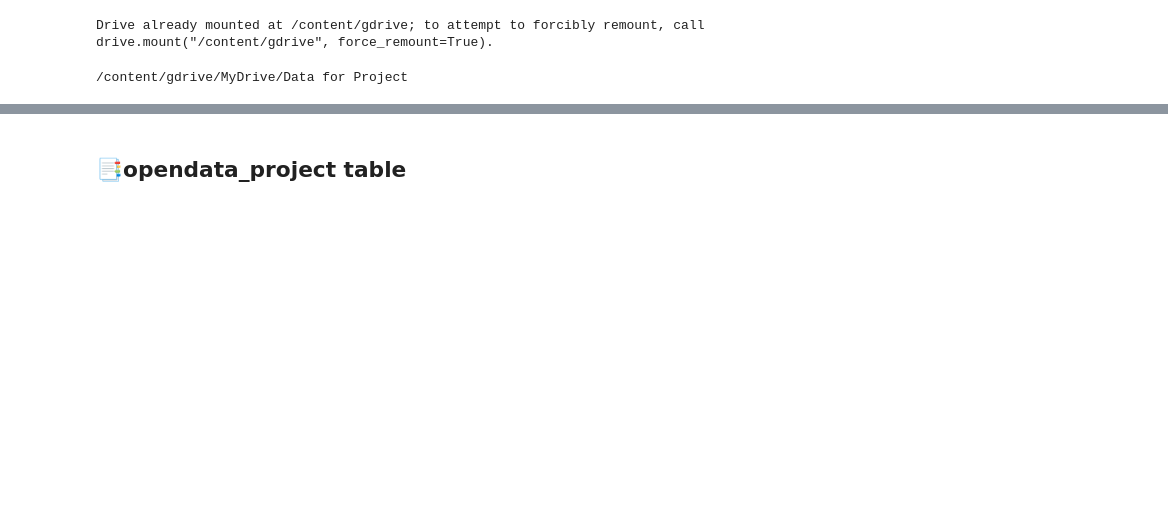
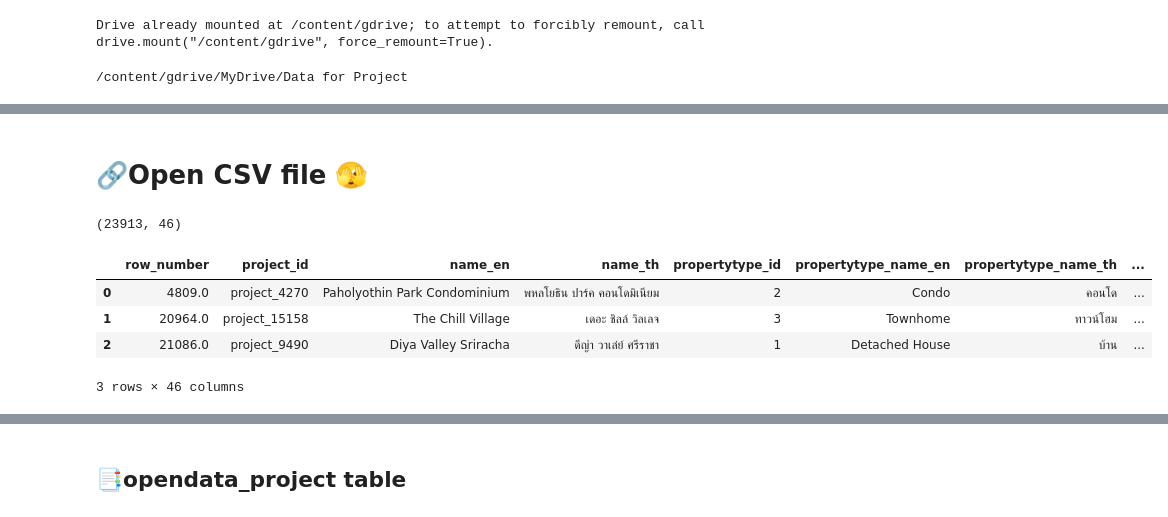
Before and after one commit to nannthd/BasicProg_DataViz65, a Jupyter notebook: Project.ipynb, the cells around one changed output, grey strips where cells are left out. Saved outputs shown, nothing was run; the diff lists cells and outputs as text; code cells hidden in the pictures; blank space fills up the shorter version.

```diff
--- a/Project.ipynb
+++ b/Project.ipynb
@@ -23,0 +51,2 @@ opendata_project.csv
+# %% [markdown]
+# 🔗Open CSV file 🫣
@@ -23,0 +56,11 @@ opendata_project.csv
+# %%
+opendata_project = pd.read_csv('opendata_project.csv')
+print(opendata_project.shape) # shown nomber of (row, column)
+opendata_project.head(3)
+# %% [output]
+(23913, 46)
+|  | row_number | project_id | name_en | name_th | propertytype_id | propertytype_name_en | propertytype_name_th | ... |
+| 0 | 4809.0 | project_4270 | Paholyothin Park Condominium | พหลโยธิน ปาร์ค คอนโดมิเนียม | 2 | Condo | คอนโด | ... |
+| 1 | 20964.0 | project_15158 | The Chill Village | เดอะ ชิลล์ วิลเลจ | 3 | Townhome | ทาวน์โฮม | ... |
+| 2 | 21086.0 | project_9490 | Diya Valley Sriracha | ดีญ่า วาเล่ย์ ศรีราชา | 1 | Detached House | บ้าน | ... |
+3 rows × 46 columns
```
Also changed, not shown: parts of 65 cells of this notebook.
